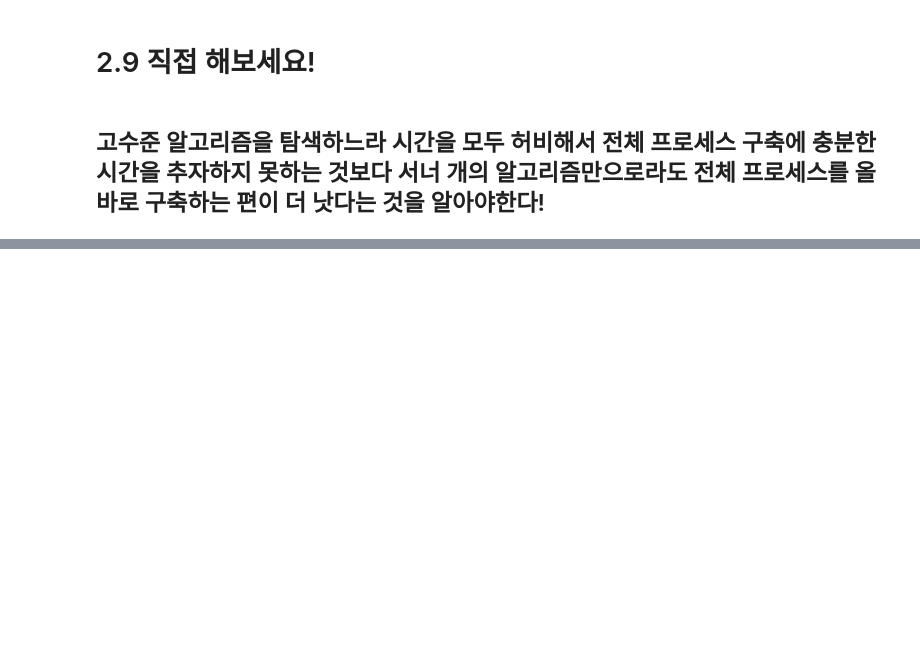
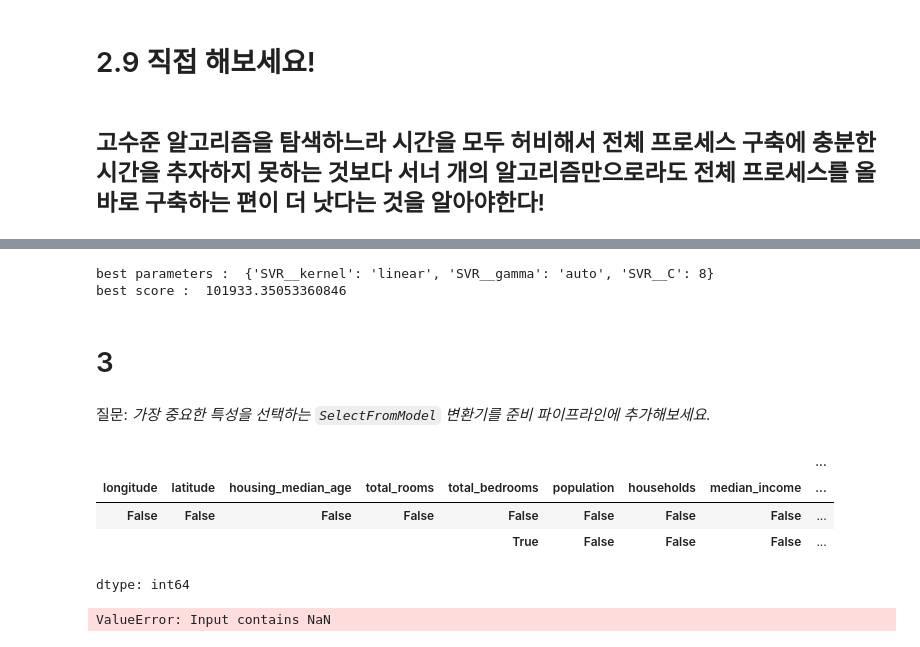
Before and after one commit to Han-TaeHun/TIL, a Jupyter notebook: Machine_Learning/HandsOn/02_end_to_end.ipynb, the cells around one changed output, grey strips where cells are left out. Drawn from its saved outputs; the diff is of its cells as text; code cells hidden in the pictures; blank space fills up the shorter version.

```diff
--- a/Machine_Learning/HandsOn/02_end_to_end.ipynb
+++ b/Machine_Learning/HandsOn/02_end_to_end.ipynb
@@ -1596,0 +1759,37 @@ array([432399.14, 452785.06, 107790.  ,  97622.  , 349001.06])
+# %%
+print('best parameters : ', rnd_search.best_params_)
+print('best score : ', -rnd_search.best_score_)
+# %% [output]
+best parameters :  {'SVR__kernel': 'linear', 'SVR__gamma': 'auto', 'SVR__C': 8}
+best score :  101933.35053360846
+# %% [markdown]
+# 3
+# %% [markdown]
+질문: _가장 중요한 특성을 선택하는 `SelectFromModel` 변환기를 준비 파이프라인에 추가해보세요._
+# %%
+housing.isna().value_counts()
+# %% [output]
+|  |  |  |  |  |  |  |  | ... |
+| longitude | latitude | housing_median_age | total_rooms | total_bedrooms | population | households | median_income | ... |
+| False | False | False | False | False | False | False | False | ... |
+|  |  |  |  | True | False | False | False | ... |
+dtype: int64
+# %%
+# 중요도 가중치에 기초하여 특징을 선택하기 위한 메타-트랜스포머.
+# 주어진 모델의 학습을 통해 얻어진 특성 중요도(feature importance)를 기준으로 특정 임계값(threshold)을 넘는 중요한 특성들만 선택하여 새로운 데이터셋을 생성
+# https://scikit-learn.org/stable/modules/generated/sklearn.feature_selection.SelectFromModel.html
+
+from sklearn.feature_selection import SelectFromModel
+from sklearn.ensemble import RandomForestClassifier
+
+full_pipeline = Pipeline([
+    ("preprocessing", preprocessing),
+    ("random", RandomForestClassifier(n_estimators = 500, random_state = 1)),
+])
+
+# NaN 데이터 처리필요
+rst = SelectFromModel(RandomForestClassifier(n_estimators = 500, random_state = 1), threshold=0.1)
+
+train_select = rst.transform(housing[:5000])
+# %% [output]
+ValueError: Input contains NaN
```
Also changed, not shown: parts of 40 cells of this notebook.
